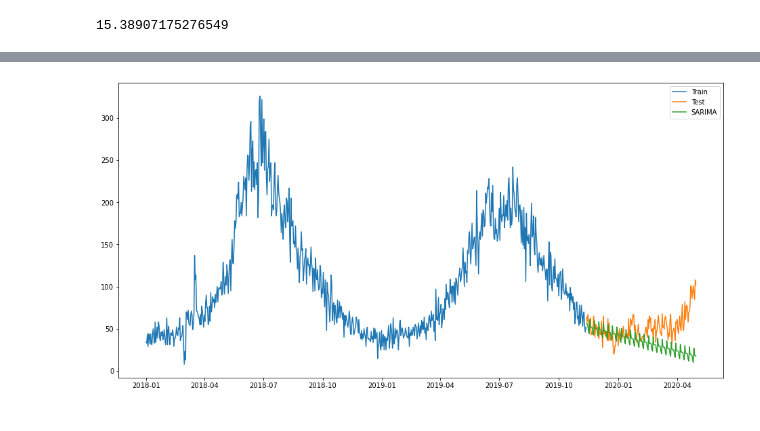
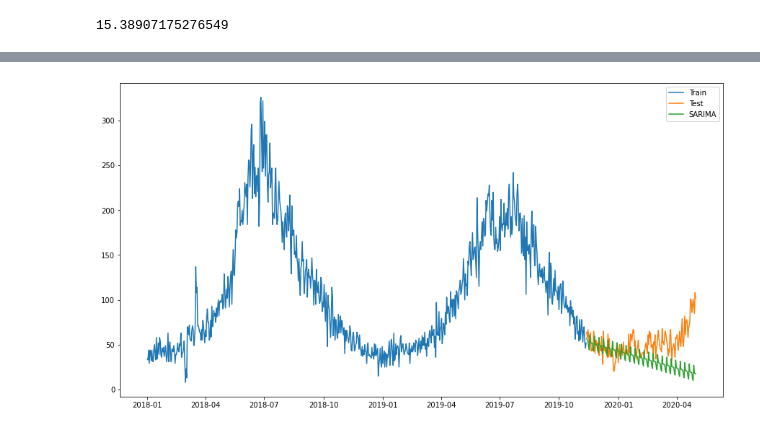
Before and after one commit to vpetrova13/final_project_VM, a Jupyter notebook: analysis_and_documentation/wildlife_predictive.ipynb, the cells around one changed output, grey strips where cells are left out. Saved outputs shown, nothing was run; the diff lists cells and outputs as text; code cells hidden in the pictures.

```diff
--- a/analysis_and_documentation/wildlife_predictive.ipynb
+++ b/analysis_and_documentation/wildlife_predictive.ipynb
@@ -127,17 +110,17 @@ test
 # %%
 import statsmodels.api as sm
 
 y_hat_avg = test.copy()
 fit1 = sm.tsa.statespace.SARIMAX(train.reason_for_call, order=(2, 1, 4),seasonal_order=(0,1,1,7)).fit()
 y_hat_avg['SARIMA'] = fit1.predict(start="2019-11-13", end="2020-04-30", dynamic=True)
-plt.figure(figsize=(16,8))
+plt.figure(figsize=(15,8))
 plt.plot( train['reason_for_call'], label='Train')
 plt.plot(test['reason_for_call'], label='Test')
 plt.plot(y_hat_avg['SARIMA'], label='SARIMA')
 plt.legend(loc='best')
 plt.show()
 # %% [output]
-[figure, old version]
+[figure, new version]
 # %%
 rms = sqrt(mean_squared_error(test.reason_for_call, y_hat_avg.SARIMA))
 print(rms)
```
Also changed, not shown: parts of 41 cells of this notebook, 3 other files.
